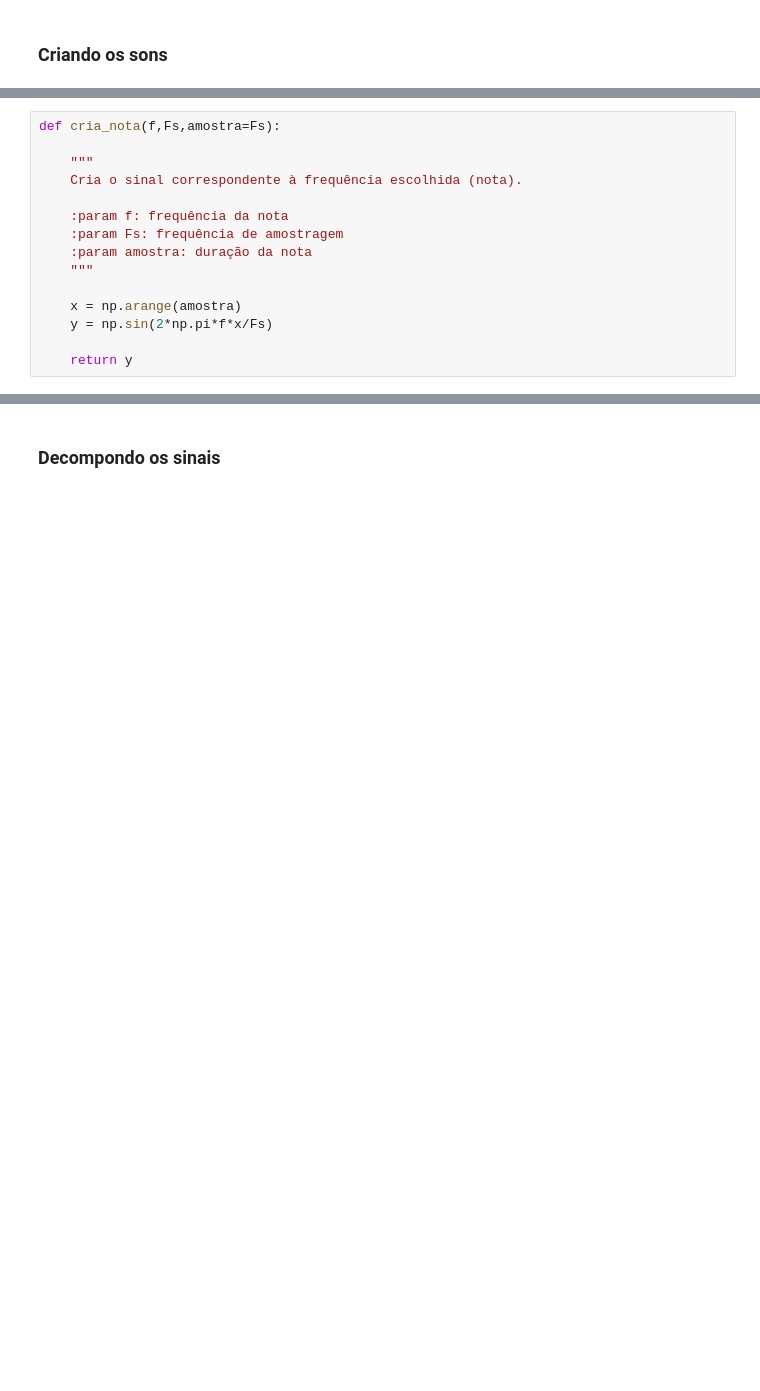
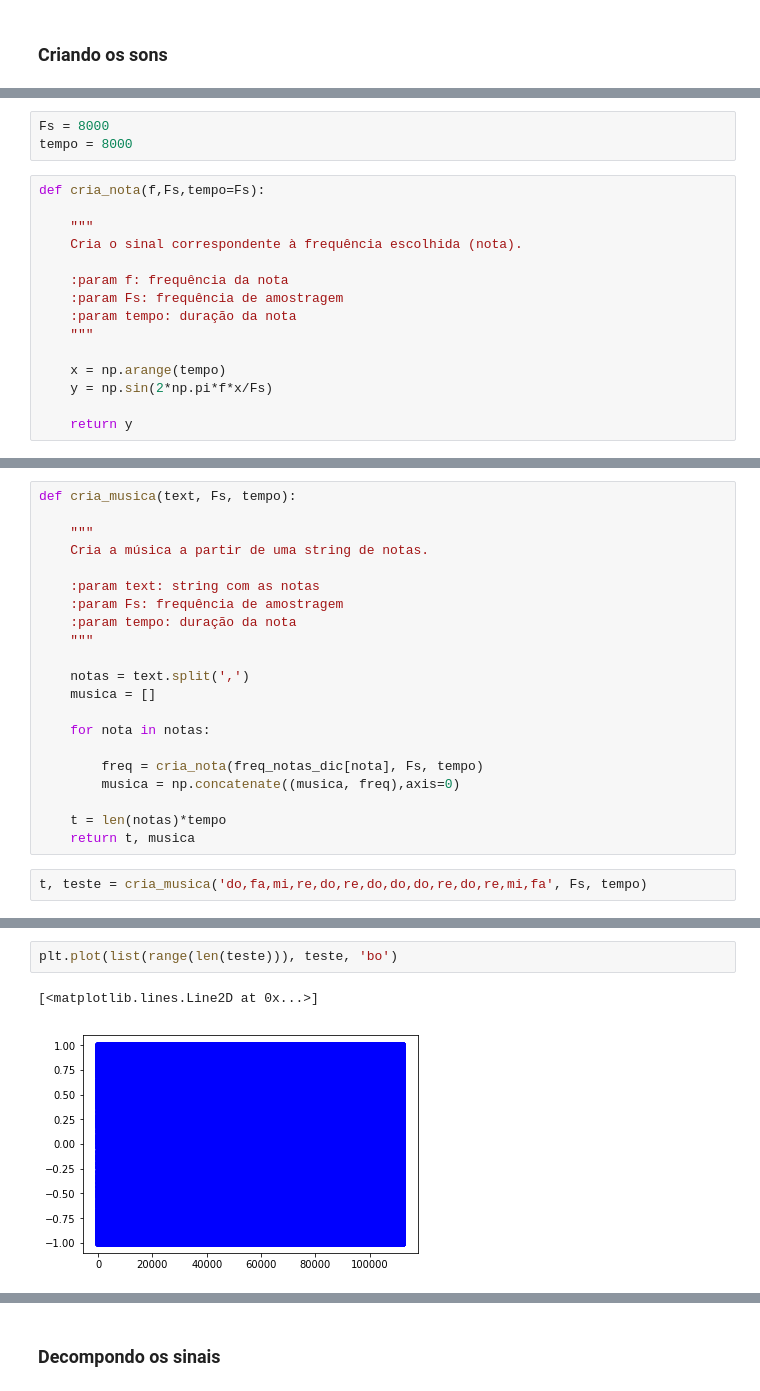
Before and after one commit to fernandascovino/FGV_Numerical_Analysis, a Jupyter notebook: project/Huang_Hilbert_transform_project4.ipynb, the cells around one changed output, grey strips where cells are left out. Saved outputs shown, nothing was run; the diff lists cells and outputs as text; blank space fills up the shorter version.

```diff
--- a/project/Huang_Hilbert_transform_project4.ipynb
+++ b/project/Huang_Hilbert_transform_project4.ipynb
@@ -37,15 +45,18 @@ import sounddevice as sd
+# %%
+Fs = 8000
+tempo = 8000
 # %%
-def cria_nota(f,Fs,amostra=Fs):
+def cria_nota(f,Fs,tempo=Fs):
 
     """
     Cria o sinal correspondente à frequência escolhida (nota).
 
     :param f: frequência da nota
     :param Fs: frequência de amostragem
-    :param amostra: duração da nota
+    :param tempo: duração da nota
     """
 
-    x = np.arange(amostra)
+    x = np.arange(tempo)
     y = np.sin(2*np.pi*f*x/Fs)
 
     return y
@@ -78 +78,24 @@ teste = create_song('do,re,mi,fa,fa,fa,do,re,do,re,re,re,do,sol,fa,mi,mi,mi,do,r
+# %%
+def cria_musica(text, Fs, tempo):
+
+    """
+    Cria a música a partir de uma string de notas.
+
+    :param text: string com as notas
+    :param Fs: frequência de amostragem
+    :param tempo: duração da nota
+    """
+
+    notas = text.split(',')
+    musica = []
+
+    for nota in notas:
+
+        freq = cria_nota(freq_notas_dic[nota], Fs, tempo)
+        musica = np.concatenate((musica, freq),axis=0)
+
+    t = len(notas)*tempo
+    return t, musica
+# %%
+t, teste = cria_musica('do,fa,mi,re,do,re,do,do,do,re,do,re,mi,fa', Fs, tempo)
 # %%
@@ -79,0 +143,5 @@ sd.play(testing)
+# %%
+plt.plot(list(range(len(teste))), teste, 'bo')
+# %% [output]
+[<matplotlib.lines.Line2D at 0x...>]
+[figure, added]
```
Also changed, not shown: parts of 51 cells of this notebook, 1 other file.
